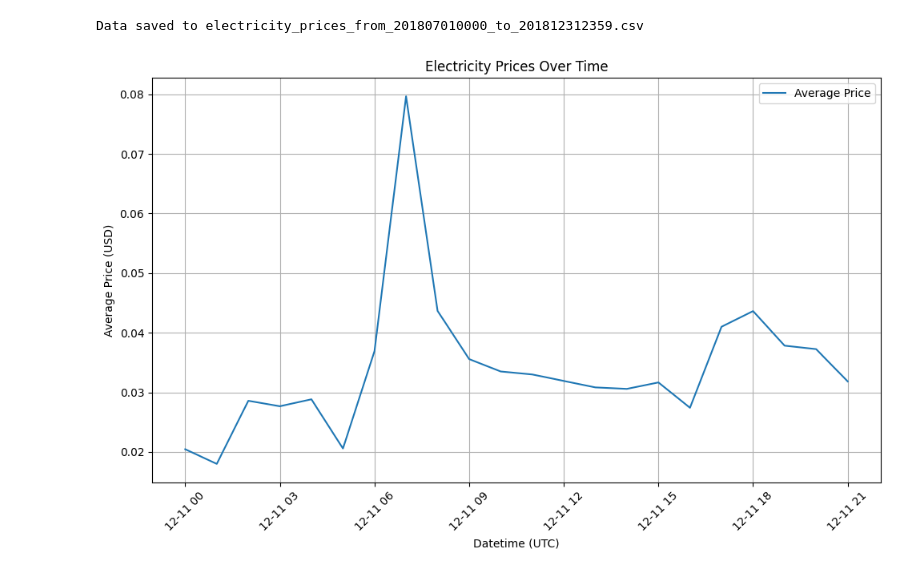
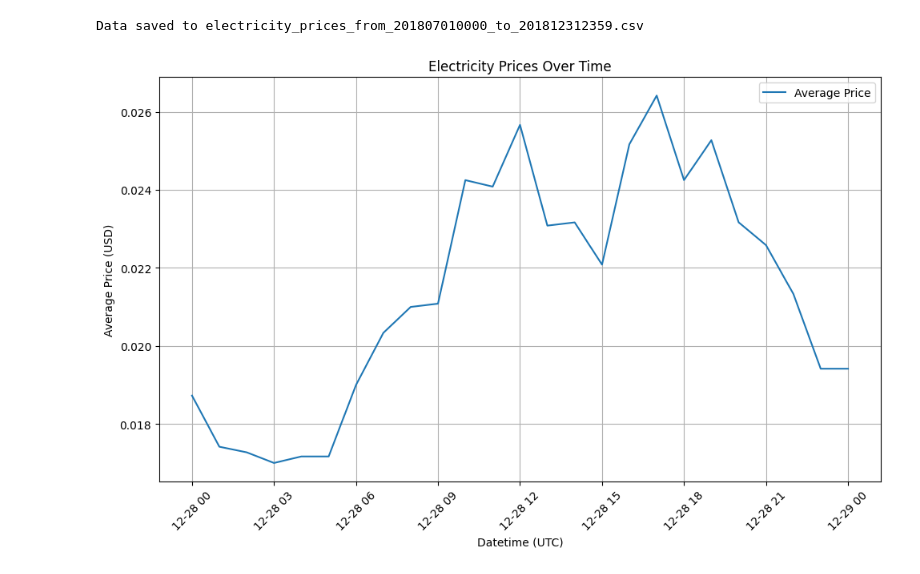
Before and after one commit to carlwang49/MY_WORK, a Jupyter notebook: DataPreprocessing.ipynb, the cells around one changed output. Drawn from its saved outputs; the diff is of its cells as text; code cells hidden in the pictures.

```diff
--- a/DataPreprocessing.ipynb
+++ b/DataPreprocessing.ipynb
@@ -125,8 +125,8 @@ import matplotlib.pyplot as plt
 import matplotlib.dates as mdates
 
 # set the start and end time
-start_time = '2019-07-02 00:00:00'
-end_time = '2019-07-31 23:59:00'
+start_time = '2018-07-01 00:00:00'
+end_time = '2018-07-01 23:59:00'
 
 # read the data
 BuildingConsumptionLoad = pd.read_csv('./Dataset/BuildingEnergyLoad/BuildingConsumptionLoad.csv')
@@ -138,7 +138,7 @@ BuildingConsumptionLoad['Date'] = pd.to_datetime(BuildingConsumptionLoad['Date']
 filtered_data = BuildingConsumptionLoad[(BuildingConsumptionLoad['Date'] >= start_time) & (BuildingConsumptionLoad['Date'] <= end_time)]
 
 # plot the data
-plt.figure(figsize=(12, 6))
+plt.figure(figsize=(11, 6))
 plt.plot(filtered_data['Date'], filtered_data['Total_Power(kWh)'])
 plt.xlabel('Date')
 plt.ylabel('Total Load (kWh)')
@@ -269,14 +269,14 @@ def visualize_data(electricity_prices, start_time, end_time):
     plt.xticks(rotation=45)
     plt.show()
 # %%
-electricity_prices = pd.read_csv('./RTP/electricity_prices_from_201807010000_to_201812312359.csv')
+electricity_prices = pd.read_csv('./Dataset/RTP/electricity_prices_from_201807010000_to_201812312359.csv')
 electricity_prices['datetime'] = pd.to_datetime(electricity_prices['datetime'])
 
 # Define the start and end time for visualization
-start_time = datetime(2018, 12, 11)
-end_time = datetime(2018, 12, 12)
+start_time = datetime(2018, 12, 28)
+end_time = datetime(2018, 12, 29)
 
 # Visualize the data
 visualize_data(electricity_prices, start_time, end_time)
 # %% [output]
-[figure, old version]
+[figure, new version]
```
Also changed, not shown: parts of 1 cell of this notebook, 5 other files.
